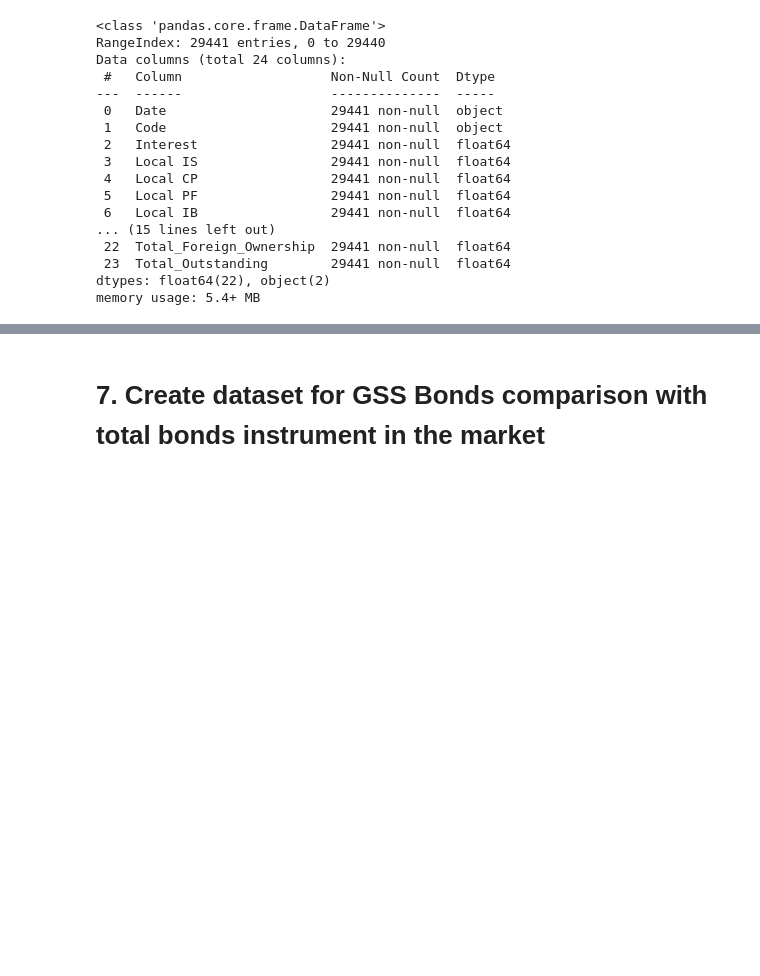
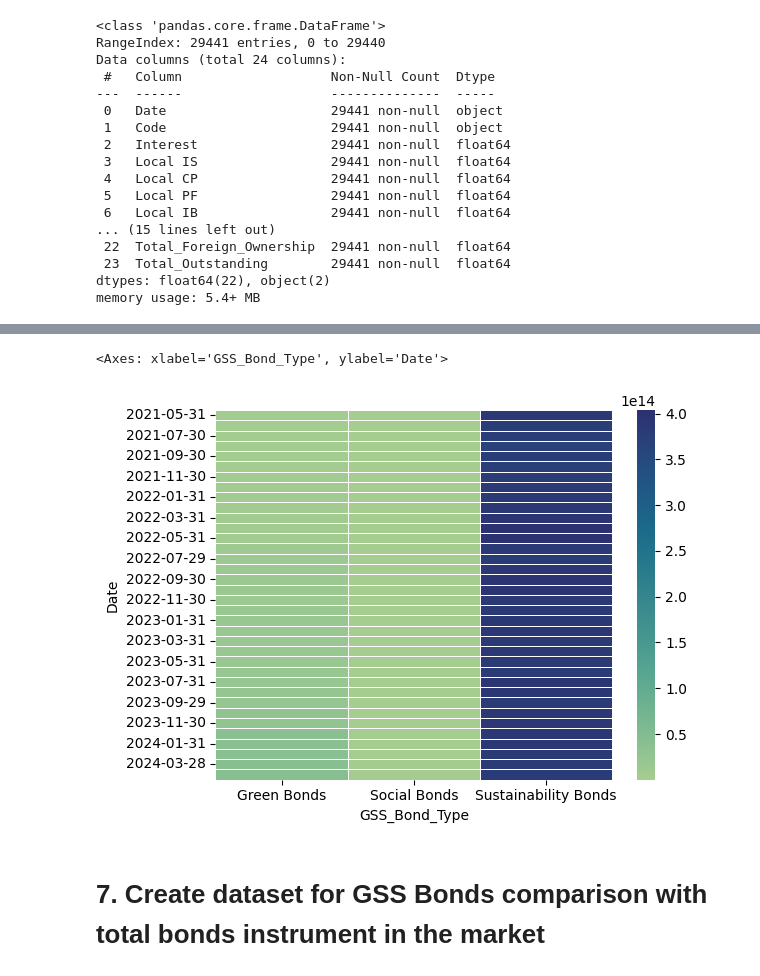
Before and after one commit to mihoku/data-preparation-indonesia-green-bonds, a Jupyter notebook: General-Data-Prep.ipynb, the cells around one changed output, grey strips where cells are left out. Saved outputs shown, nothing was run; the diff lists cells and outputs as text; code cells hidden in the pictures; blank space fills up the shorter version.

```diff
--- a/General-Data-Prep.ipynb
+++ b/General-Data-Prep.ipynb
@@ -672,0 +706,7 @@ gss_bond_monthly_value.to_csv('Indonesia_GSS_Bonds_Monthly_Value.txt',sep='#',in
+# %%
+gss_bond_data_pivot_2 = pd.pivot_table(gss_bond_data, index='Date',columns='GSS_Bond_Type', values='Total_Outstanding',aggfunc='sum')
+gss_bond_data_pivot_2
+sns.heatmap(gss_bond_data_pivot_2, cmap='crest',fmt='.0f',linewidth=.5)
+# %% [output]
+<Axes: xlabel='GSS_Bond_Type', ylabel='Date'>
+[figure, added]
```
Also changed, not shown: parts of 4 cells of this notebook, 3 other files.
